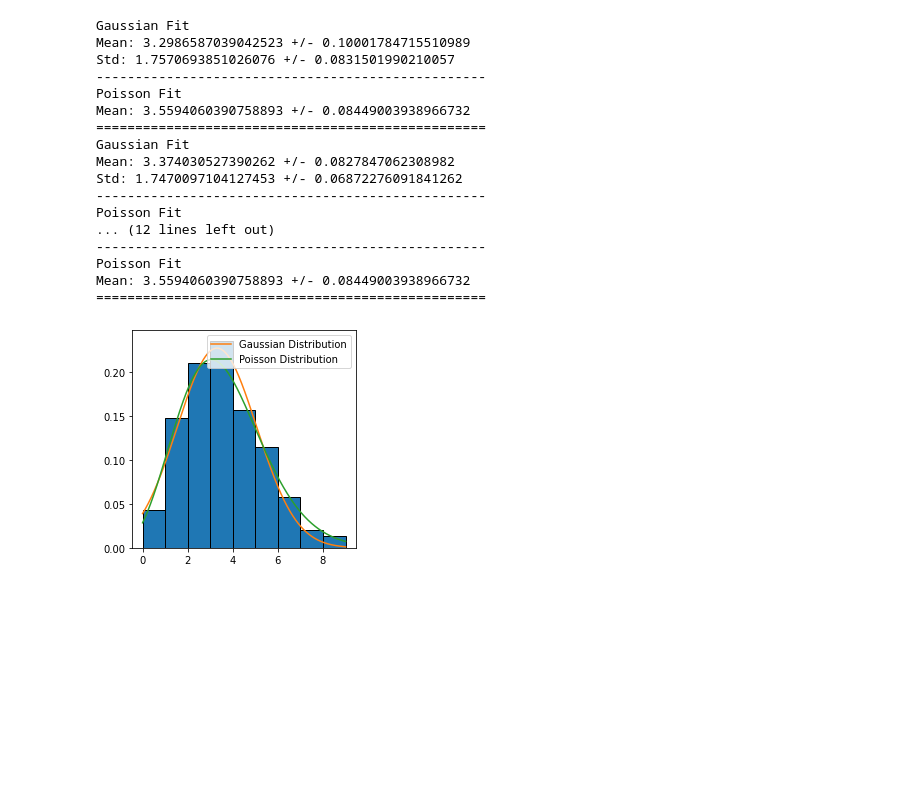
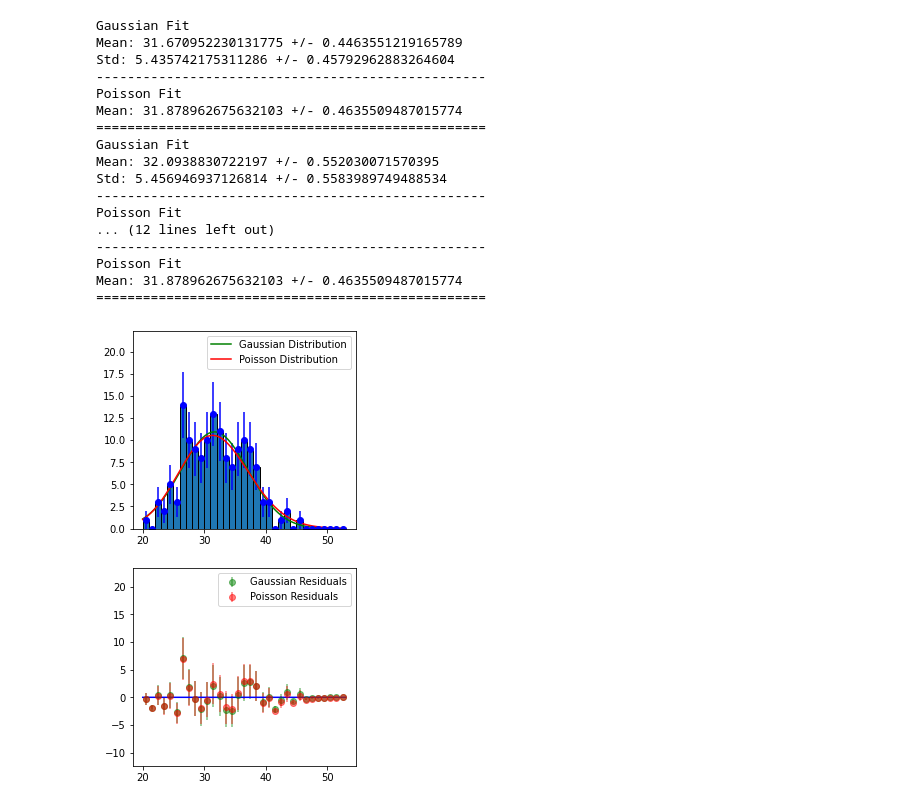
Before and after one commit to 3FI/PHYS-258, a Jupyter notebook: Lab6/Lab6_Notebook.ipynb, the cells around one changed output. Drawn from its saved outputs; the diff is of its cells as text; code cells hidden in the pictures; blank space fills up the shorter version.

```diff
--- a/Lab6/Lab6_Notebook.ipynb
+++ b/Lab6/Lab6_Notebook.ipynb
@@ -9,56 +96,75 @@ import math
 # %%
-def Gaussian(x, mean, std):
-    return (1/(std*(2*np.pi)**0.5))*np.exp(-(x-mean)**2/(2* std**2))
-def Poisson(x,mu):
-    return (mu**x/scipy.special.factorial(x)) * np.exp(-mu)
-
-E1 = []
-E1.append(np.genfromtxt("E1.csv", delimiter=",", usecols=(1), skip_header=1))
-E1.append(np.genfromtxt("E1.csv", delimiter=",", usecols=(3), skip_header=1))
-E1.append(np.genfromtxt("E1.csv", delimiter=",", usecols=(5), skip_header=1))
-E1_sum = E1[0]
-np.append(E1_sum,E1[1])
-np.append(E1_sum,E1[2])
-E1.append(E1_sum)
-for x in E1:
-    plt.figure(figsize=(4, 4))
-    n,bins,patches = plt.hist(x, density=True, edgecolor='black', bins = np.arange(min(x),max(x),1)) #Define bin using arange on min max
-
+E2 = []
+E2.append(np.genfromtxt("E2.csv", delimiter=",", usecols=(1), skip_header=1))
+E2.append(np.genfromtxt("E2.csv", delimiter=",", usecols=(3), skip_header=1))
+E2.append(np.genfromtxt("E2.csv", delimiter=",", usecols=(5), skip_header=1))
+E2_sum = E2[0]
+np.append(E2_sum,E2[1])
+np.append(E2_sum,E2[2])
+E2.append(E2_sum)
+for x in E2:
+    plt.figure(figsize=(4, 8))
+    plt.subplot(2,1,1)
+    n,bins,patches = plt.hist(x, density=False, edgecolor='black', bins = np.arange(min(x),max(x),1))
     x = np.linspace(min(bins)+0.5,max(bins)-0.5,len(n))
-    popt,pcov = optimize.curve_fit(Gaussian,xdata=x, ydata=n)
+    nerr=n**0.5
+    norm=sum(n)
+    plt.errorbar(x,n,yerr=nerr,fmt='ob')
+    popt,pcov = optimize.curve_fit(Gaussian,xdata=x, ydata=n,p0=[31,5,norm],bounds=((-np.inf,-np.inf,norm-0.0001), (np.inf,np.inf,norm)))
     perr = np.sqrt(np.diag(pcov))
     print("Gaussian Fit")
     print('Mean: '+str(popt[0])+' +/- '+str(perr[0]))
     print('Std: '+str(popt[1])+' +/- '+str(perr[1]))
     print('-'*50)
     gpopt=popt
-    popt,pcov = optimize.curve_fit(Poisson,xdata=x, ydata=n)
+    gperr=perr
+    popt,pcov = optimize.curve_fit(Poisson,xdata=x, ydata=n, p0=[31,norm],bounds=((-np.inf,norm-0.0001), (np.inf,norm)))
     perr = np.sqrt(np.diag(pcov))
     print("Poisson Fit")
     print('Mean: '+str(popt[0])+' +/- '+str(perr[0]))
     print('='*50)
     ppopt=popt
-    x = np.linspace(min(bins),max(bins),2000)
-    plt.plot(x,Gaussian(x,gpopt[0],gpopt[1]),label='Gaussian Distribution')
-    plt.plot(x,Poisson(x,ppopt[0]),label='Poisson Distribution')
+    pperr=perr
+    xs = np.linspace(min(bins),max(bins),2000)
+    plt.plot(xs,Gaussian(xs,gpopt[0],gpopt[1],gpopt[2]),color='g',label='Gaussian Distribution')
+    plt.plot(xs,Poisson(xs,ppopt[0],ppopt[1]),color='r',label='Poisson Distribution')
+    gaussian_point=uGaussian(x,unc.ufloat(gpopt[0],gperr[0]),unc.ufloat(gpopt[1],gperr[1]),unc.ufloat(gpopt[2],gperr[2]))
+    poisson_point=uPoisson(x,unc.ufloat(ppopt[0],pperr[0]),unc.ufloat(ppopt[1],pperr[1]))
     plt.legend(loc='upper right')
+    xmin, xmax = plt.xlim()
+    ymin, ymax = plt.ylim()
+    plt.xlim(xmin, xmax)
+    plt.ylim(ymin * 1.2, ymax * 1.2)
+    plt.subplot(2,1,2)
+    u_n=[]
+    for i in np.linspace(0,len(n)-1,len(n)):
+        i=int(i)
+        u_n.append(unc.ufloat(n[i],nerr[i]))
+    plt.errorbar(x, unumpy.nominal_values(u_n-gaussian_point),yerr=unumpy.std_devs(u_n-gaussian_point) ,fmt='go', alpha=0.5 ,label = "Gaussian Residuals")
+    plt.errorbar(x, unumpy.nominal_values(u_n-poisson_point),yerr=unumpy.std_devs(u_n-poisson_point) ,fmt='ro', alpha=0.5 ,label = "Poisson Residuals")
+    plt.plot(xs,[0]*xs,'b')
+    xmin, xmax = plt.xlim()
+    ymin, ymax = plt.ylim()
+    plt.xlim(xmin, xmax)
+    plt.ylim(ymin * 2, ymax * 2)
+    plt.legend()
     plt.show
 # %% [output]
 Gaussian Fit
-Mean: 3.2986587039042523 +/- 0.10001784715510989
-Std: 1.7570693851026076 +/- 0.0831501990210057
+Mean: 31.670952230131775 +/- 0.4463551219165789
+Std: 5.435742175311286 +/- 0.45792962883264604
 --------------------------------------------------
 Poisson Fit
-Mean: 3.5594060390758893 +/- 0.08449003938966732
+Mean: 31.878962675632103 +/- 0.4635509487015774
 ==================================================
 Gaussian Fit
-Mean: 3.374030527390262 +/- 0.0827847062308982
-Std: 1.7470097104127453 +/- 0.06872276091841262
+Mean: 32.0938830722197 +/- 0.552030071570395
+Std: 5.456946937126814 +/- 0.5583989749488534
 --------------------------------------------------
 Poisson Fit
 ... (12 lines left out)
 --------------------------------------------------
 Poisson Fit
-Mean: 3.5594060390758893 +/- 0.08449003938966732
+Mean: 31.878962675632103 +/- 0.4635509487015774
 ==================================================
-[figure, old version]
+[figure, new version]
```
Also changed, not shown: parts of 6 cells of this notebook.
